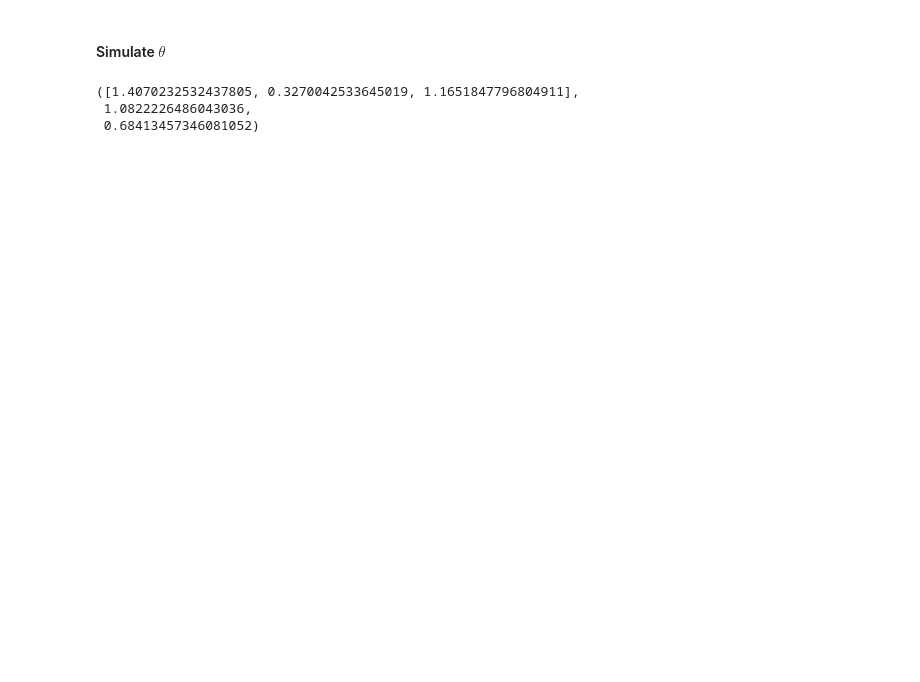
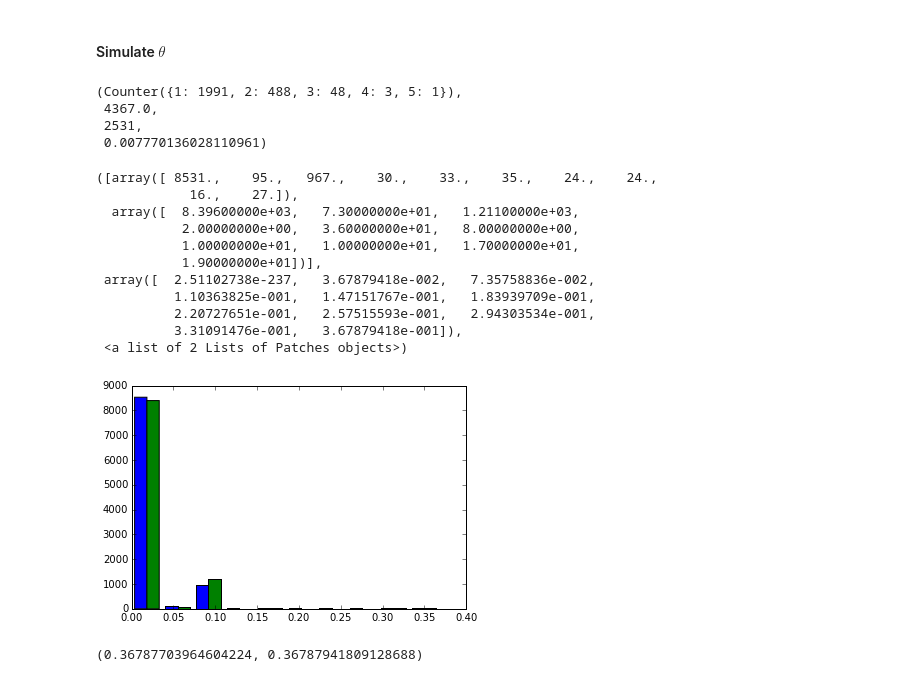
Before and after one commit to bill10/Hypergraph, a Jupyter notebook: latentModel.ipynb, the cells around one changed output. Saved outputs shown, nothing was run; the diff lists cells and outputs as text; code cells hidden in the pictures; blank space fills up the shorter version.

Commit message:
poisson model

```diff
--- a/latentModel.ipynb
+++ b/latentModel.ipynb
@@ -26,3 +106,15 @@ from scipy.stats import dirichlet, truncnorm
+# %%
+M = len(E) # number of edges
+V = sorted(set(chain(*(E.keys())))) #range(G0.shape[1]) # list of nodes
+N = max(V)+1 # number of nodes
+K = 30 # dimension of hidden space
+averageSize=3
+sigma=0.1
+#theta = truncnorm.rvs((0-1.0/K)/sigma,(1-1.0/K)/sigma,1.0/K,sigma,size=(K,N))
+#theta=theta/theta.sum(axis=0)
+theta = np.random.dirichlet([10]*K,size=N).T * degree
+
+alpha=1
 # %%
 def Lambda(e,theta,alpha):
     return theta[:,list(e)].prod(axis=1).sum()*(len(e)**alpha)
@@ -42,7 +134,7 @@ def proposeG(givenE,averageSize):
 
 def sampleG(theta,alpha,E):
     change=Counter()
-    for i in xrange(100):
+    for i in xrange(20000):
         n=np.random.poisson(averageSize)
         e=tuple(sorted(random.sample(V,min(max(n,1),N))))
         lambdae=Lambda(e,theta,alpha)
@@ -58,18 +150,6 @@ def sampleG(theta,alpha,E):
                 change[e]=X
 
     return change
-# %%
-E = Counter([(1,2),(2,3),(3,4,5)]) # set of hyperedges
-M = len(E) # number of edges
-V = range(6)# list of nodes
-N = len(V) # number of nodes
-K=3 # dimension of hidden space
-averageSize=2
-#theta = np.random.dirichlet([1.0/K]*K,size=N).T
-sigma=0.5
-theta = truncnorm.rvs((0-1.0/K)/sigma,(1-1.0/K)/sigma,1.0/K,sigma,size=(K,N))
-piTheta=reduce(lambda a,b: a*b, (truncnorm.pdf(theta[j,i],(0-1.0/K)/sigma,(1-1.0/K)/sigma,1.0/K,sigma) for i in xrange(N) for j in xrange(K)))
-alpha=1
 # %% [markdown]
 #### Simulate $\theta$
 # %%
@@ -97,6 +197,43 @@ for i in xrange(100):
-# %%
-[Lambda(e,theta,alpha) for e in E], Lambda((1,3),theta,alpha), Lambda((2,4),theta,alpha)
-# %% [output]
-([1.4070232532437805, 0.3270042533645019, 1.1651847796804911],
- 1.0822226486043036,
- 0.68413457346081052)
+# %%
+Counter([len(i) for i in EP.keys()]), aRate, len(EP), alpha
+# %% [output]
+(Counter({1: 1991, 2: 488, 3: 48, 4: 3, 5: 1}),
+ 4367.0,
+ 2531,
+ 0.007770136028110961)
+# %%
+L=[]
+samples=[]
+LRandom=[]
+randomSamples=[]
+for e in E:
+    if len(e)<2:
+        continue
+    samples.append(e)
+    L.append(poisson.pmf(E[e],Lambda(e,theta,alpha)))
+    while True:
+        n=len(e)#np.random.poisson(len(e))
+        e0=tuple(sorted(random.sample(V,min(max(n,1),N)),reverse=True))
+        if e0 not in E0:
+            break
+    randomSamples.append(e0)
+    LRandom.append(poisson.pmf(1,Lambda(e0,theta,alpha)))
+# %%
+plt.hist([L,LRandom])
+# %% [output]
+([array([ 8531.,    95.,   967.,    30.,    33.,    35.,    24.,    24.,
+            16.,    27.]),
+  array([  8.39600000e+03,   7.30000000e+01,   1.21100000e+03,
+           2.00000000e+00,   3.60000000e+01,   8.00000000e+00,
+           1.00000000e+01,   1.00000000e+01,   1.70000000e+01,
+           1.90000000e+01])],
+ array([  2.51102738e-237,   3.67879418e-002,   7.35758836e-002,
+          1.10363825e-001,   1.47151767e-001,   1.83939709e-001,
+          2.20727651e-001,   2.57515593e-001,   2.94303534e-001,
+          3.31091476e-001,   3.67879418e-001]),
+ <a list of 2 Lists of Patches objects>)
+[figure, added]
+# %%
+max(L),max(LRandom)
+# %% [output]
+(0.36787703964604224, 0.36787941809128688)
```
Also changed, not shown: parts of 12 cells of this notebook.
